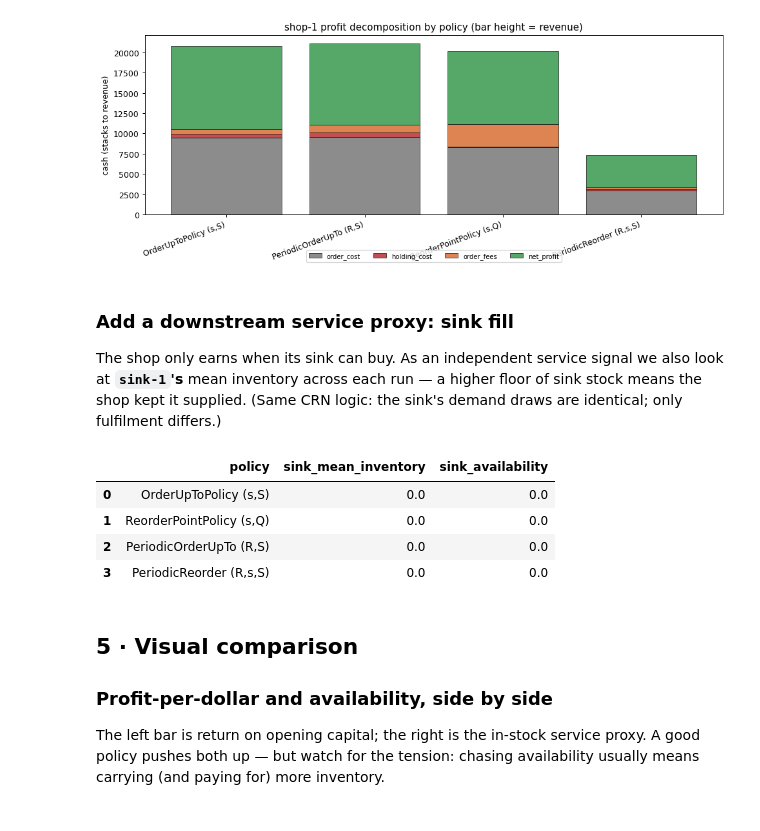
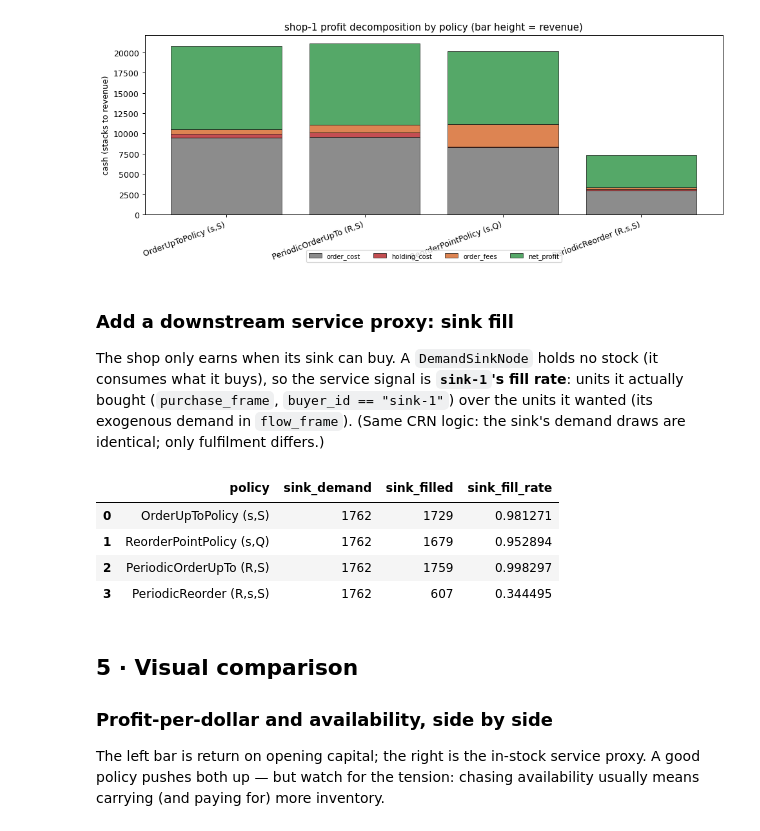
Before and after one commit to mjordanic/supply_chain_simulator, a Jupyter notebook: notebooks/04-policy-comparison.ipynb, the cells around one changed output. Saved outputs shown, nothing was run; the diff lists cells and outputs as text; code cells hidden in the pictures.

Commit message:
no-mistakes(review): Fix notebook 04 sink fill proxy and 02a stale-run regeneration

```diff
--- a/notebooks/04-policy-comparison.ipynb
+++ b/notebooks/04-policy-comparison.ipynb
@@ -383,28 +383,31 @@ plt.tight_layout(); plt.show()
 # %% [markdown]
 ### Add a downstream service proxy: sink fill
 
-The shop only earns when its sink can buy. As an independent service signal we
-also look at **`sink-1`'s** mean inventory across each run — a higher floor of
-sink stock means the shop kept it supplied. (Same CRN logic: the sink's demand
-draws are identical; only fulfilment differs.)
+The shop only earns when its sink can buy. A `DemandSinkNode` holds no stock (it consumes
+what it buys), so the service signal is **`sink-1`'s fill rate**: units it actually bought
+(`purchase_frame`, `buyer_id == "sink-1"`) over the units it wanted (its exogenous demand in
+`flow_frame`). (Same CRN logic: the sink's demand draws are identical; only fulfilment differs.)
 # %%
 sink_rows = []
 for label, rl in runs.items():
-    ts = node_timeseries_df(rl, scenario)
-    sink = ts[ts.node_id == "sink-1"].sort_values("tick")
+    ff = flow_frame(rl)
+    pf = purchase_frame(rl)
+    demanded = int(ff.loc[ff.node_id == "sink-1", "demand"].sum())
+    filled = int(pf.loc[pf.buyer_id == "sink-1", "qty_filled"].sum())
     sink_rows.append({
         "policy": label,
-        "sink_mean_inventory": float(sink.inventory_total.mean()),
-        "sink_availability": float((sink.inventory_total > 0).mean()),
+        "sink_demand": demanded,
+        "sink_filled": filled,
+        "sink_fill_rate": filled / max(1, demanded),
     })
 sink_service = pd.DataFrame(sink_rows)
 sink_service
 # %% [output]
-|  | policy | sink_mean_inventory | sink_availability |
-| 0 | OrderUpToPolicy (s,S) | 0.0 | 0.0 |
-| 1 | ReorderPointPolicy (s,Q) | 0.0 | 0.0 |
-| 2 | PeriodicOrderUpTo (R,S) | 0.0 | 0.0 |
-| 3 | PeriodicReorder (R,s,S) | 0.0 | 0.0 |
+|  | policy | sink_demand | sink_filled | sink_fill_rate |
+| 0 | OrderUpToPolicy (s,S) | 1762 | 1729 | 0.981271 |
+| 1 | ReorderPointPolicy (s,Q) | 1762 | 1679 | 0.952894 |
+| 2 | PeriodicOrderUpTo (R,S) | 1762 | 1759 | 0.998297 |
+| 3 | PeriodicReorder (R,s,S) | 1762 | 607 | 0.344495 |
 # %% [markdown]
 ## 5 · Visual comparison
 
```
Also changed, not shown: parts of 2 cells of this notebook, 1 other file.
